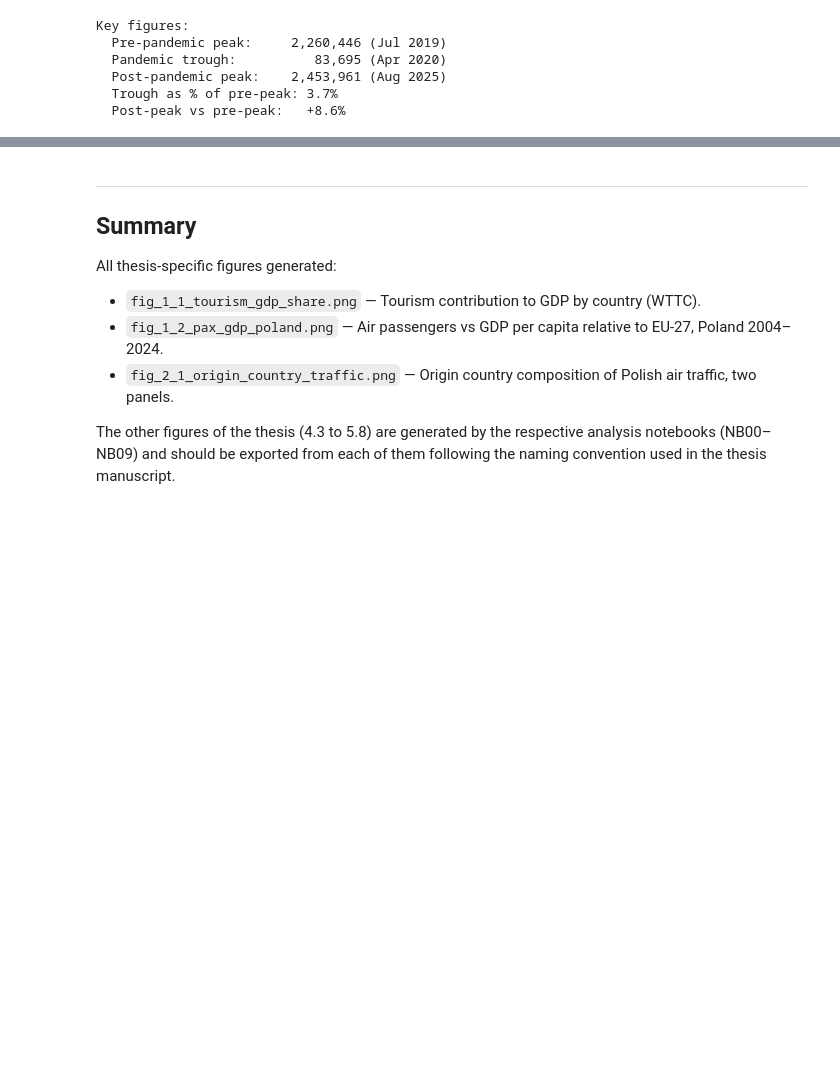
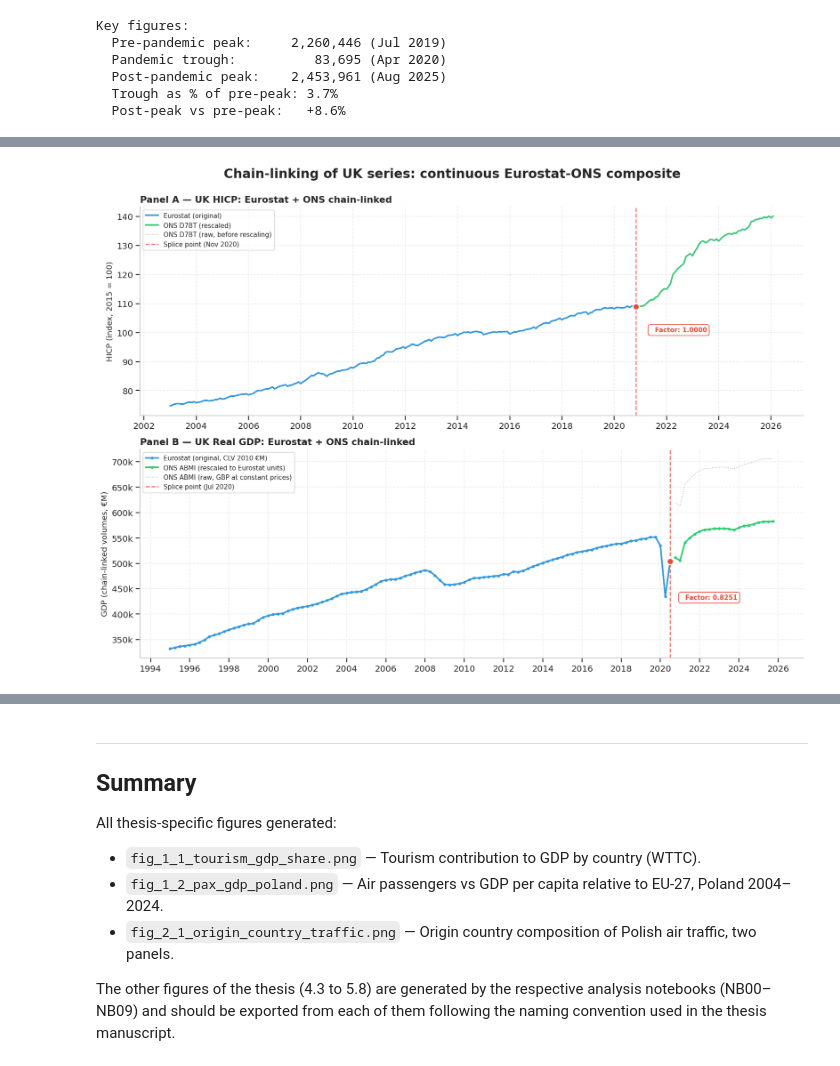
Before and after one commit to DieGodMF4/Macro-Aviation-Tourism-Modeling, a Jupyter notebook: documentation_es/scripts-generate-figs/nb-figures.ipynb, the cells around one changed output, grey strips where cells are left out. Drawn from its saved outputs; the diff is of its cells as text; code cells hidden in the pictures; blank space fills up the shorter version.

Commit message:
Version 2.3: Almost all figures and text included.

```diff
--- a/documentation_es/scripts-generate-figs/nb-figures.ipynb
+++ b/documentation_es/scripts-generate-figs/nb-figures.ipynb
@@ -102,6 +103,15 @@ FILES = {
                         'namq_10_gdp__real-gdp-CLV-2010.csv'),
     'gdp_nominal':   os.path.join(DATA_RAW, 'economic',
                         'namq_10_gdp__market_prices.csv'),
+    'hicp_midx':     os.path.join(DATA_RAW, 'economic',
+                      'prc_hicp_midx__relevant-countries-2011-.csv'),
+    # UK-specific from ONS
+    'hicp_uk':    os.path.join(DATA_RAW, 'uk_specific',
+                      'ons_hicp_uk_d7bt.csv'),
+    'gdp_uk':     os.path.join(DATA_RAW, 'uk_specific',
+                      'ons_gdp_uk_abmi.csv'),
+    'pop_uk':     os.path.join(DATA_RAW, 'uk_specific',
+                      'ons_pop_uk.csv'),
     # Demographic
     'population':    os.path.join(DATA_RAW, 'demographic',
                         'demo_pjan__population-eur-990-25.csv'),
@@ -781,0 +906,90 @@ Key figures:
+# %%
+fig, axes = plt.subplots(2, 1, figsize=(14, 10),
+                          gridspec_kw={'height_ratios': [1, 1]})
+
+# === PANEL A: HICP ===
+ax = axes[0]
+ax.plot(hicp_uk_eu.index, hicp_uk_eu.values,
+        color=COLORS['accent1'], lw=2.2, label='Eurostat (original)')
+
+ons_h_after = ons_hicp_rescaled.loc[ons_hicp_rescaled.index > last_overlap_h]
+ax.plot(ons_h_after.index, ons_h_after.values,
+        color=COLORS['accent2'], lw=2.2, label='ONS D7BT (rescaled)')
+
+# Show the raw (unrescaled) ONS as context, so the chain-link adjustment is visible
+ons_h_raw_after = ons_hicp.loc[ons_hicp.index > last_overlap_h]
+ax.plot(ons_h_raw_after.index, ons_h_raw_after.values,
+        color=COLORS['gray'], lw=1.2, ls=':', alpha=0.7,
+        label='ONS D7BT (raw, before rescaling)')
+
+ax.axvline(last_overlap_h, color=COLORS['secondary'],
+           ls='--', lw=1.5, alpha=0.8,
+           label=f'Splice point ({last_overlap_h:%b %Y})')
+
+splice_val_h = hicp_uk_eu.loc[last_overlap_h]
+ax.scatter([last_overlap_h], [splice_val_h], s=80,
+           color=COLORS['secondary'], zorder=5,
+           edgecolor='white', linewidth=1.5)
+ax.annotate(f'  Factor: {factor_h:.4f}',
+            xy=(last_overlap_h, splice_val_h),
+            xytext=(last_overlap_h + pd.Timedelta(days=200),
+                    splice_val_h * 0.92),
+            fontsize=9, fontweight='bold', color=COLORS['secondary'],
+            bbox=dict(boxstyle='round,pad=0.35', facecolor='white',
+                      edgecolor=COLORS['secondary'], lw=1))
+
+ax.set_title('Panel A — UK HICP: Eurostat + ONS chain-linked',
+              fontweight='bold', loc='left')
+ax.set_ylabel('HICP (index, 2015 = 100)')
+ax.legend(loc='upper left', frameon=True, fontsize=9)
+ax.xaxis.set_major_locator(mdates.YearLocator(2))
+ax.xaxis.set_major_formatter(mdates.DateFormatter('%Y'))
+
+# === PANEL B: GDP ===
+ax = axes[1]
+ax.plot(gdp_uk_eu.index, gdp_uk_eu.values,
+        color=COLORS['accent1'], lw=2.2, marker='o', ms=3,
+        label='Eurostat (original, CLV 2010 €M)')
+
+ons_g_after = ons_gdp_rescaled.loc[ons_gdp_rescaled.index > last_overlap_g]
+ax.plot(ons_g_after.index, ons_g_after.values,
+        color=COLORS['accent2'], lw=2.2, marker='o', ms=3,
+        label='ONS ABMI (rescaled to Eurostat units)')
+
+ons_g_raw_after = ons_gdp.loc[ons_gdp.index > last_overlap_g]
+ax.plot(ons_g_raw_after.index, ons_g_raw_after.values,
+        color=COLORS['gray'], lw=1.2, ls=':', alpha=0.7,
+        label='ONS ABMI (raw, GBP at constant prices)')
+
+ax.axvline(last_overlap_g, color=COLORS['secondary'],
+           ls='--', lw=1.5, alpha=0.8,
+           label=f'Splice point ({last_overlap_g:%b %Y})')
+
+splice_val_g = gdp_uk_eu.loc[last_overlap_g]
+ax.scatter([last_overlap_g], [splice_val_g], s=80,
+           color=COLORS['secondary'], zorder=5,
+           edgecolor='white', linewidth=1.5)
+ax.annotate(f'  Factor: {factor_g:.4f}',
+            xy=(last_overlap_g, splice_val_g),
+            xytext=(last_overlap_g + pd.Timedelta(days=200),
+                    splice_val_g * 0.85),
+            fontsize=9, fontweight='bold', color=COLORS['secondary'],
+            bbox=dict(boxstyle='round,pad=0.35', facecolor='white',
+                      edgecolor=COLORS['secondary'], lw=1))
+
+ax.set_title('Panel B — UK Real GDP: Eurostat + ONS chain-linked',
+              fontweight='bold', loc='left')
+ax.set_ylabel('GDP (chain-linked volumes, €M)')
+ax.legend(loc='upper left', frameon=True, fontsize=9)
+ax.xaxis.set_major_locator(mdates.YearLocator(2))
+ax.xaxis.set_major_formatter(mdates.DateFormatter('%Y'))
+ax.yaxis.set_major_formatter(mticker.FuncFormatter(
+    lambda x, _: f'{x/1000:.0f}k'))
+
+plt.suptitle('Chain-linking of UK series: continuous Eurostat-ONS composite',
+              fontsize=18, fontweight='bold', y=1.00)
+plt.tight_layout()
+savefig('fig_4_3_chain_linking_uk.png')
+plt.show()
+# %% [output]
+[figure, added]
```
Also changed, not shown: parts of 19 cells of this notebook, 9 other files.
